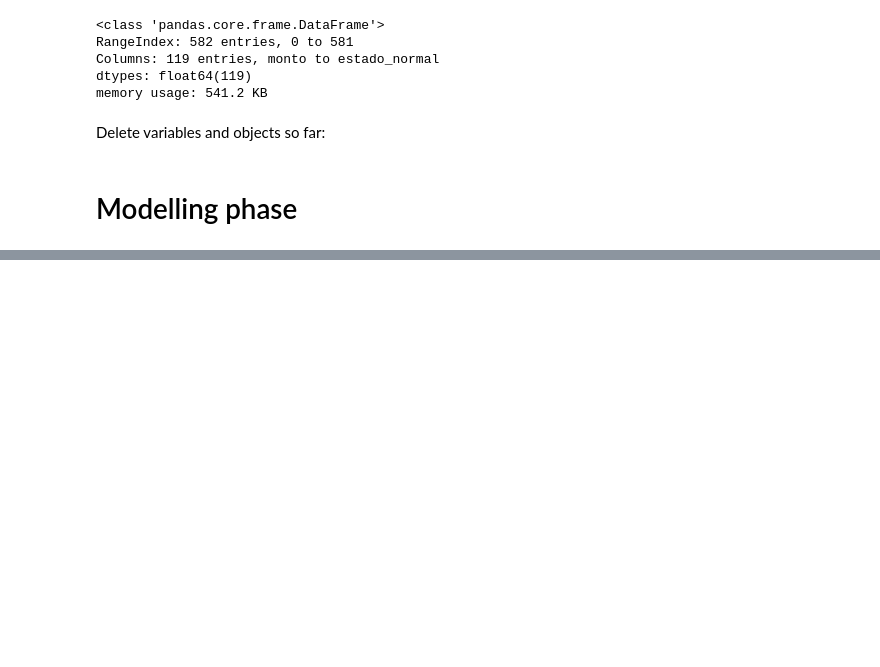
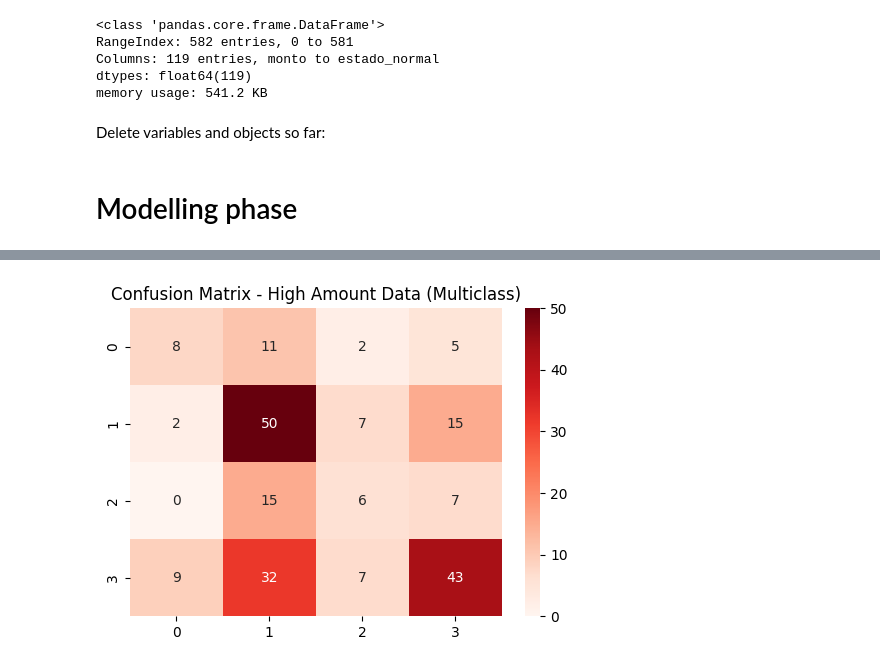
Before and after one commit to MateoSilvaLasso/Analitica_1, a Jupyter notebook: notebooks/modelling/logistica_farid.ipynb, the cells around one changed output, grey strips where cells are left out. Drawn from its saved outputs; the diff is of its cells as text; code cells hidden in the pictures; blank space fills up the shorter version.

```diff
--- a/notebooks/modelling/logistica_farid.ipynb
+++ b/notebooks/modelling/logistica_farid.ipynb
@@ -1239,0 +1441,3 @@ del X, y
+# %%
+X_train_high_multi = X_train_high_multi.fillna(X_train_high_multi.median())
+X_test_high_multi = X_test_high_multi.fillna(X_train_high_multi.median())
@@ -1239,0 +1449,2 @@ del X, y
+# %%
+y_pred_high_multi = log_reg_high_multi.predict(X_test_high_multi)
@@ -1239,0 +1470,7 @@ del X, y
+# %%
+plt.figure(figsize=(6, 4))
+sns.heatmap(confusion_matrix(y_test_high_multi, y_pred_high_multi), annot=True, fmt='d', cmap='Reds')
+plt.title('Confusion Matrix - High Amount Data (Multiclass)')
+plt.show()
+# %% [output]
+[figure, added]
```
Also changed, not shown: parts of 28 cells of this notebook.
